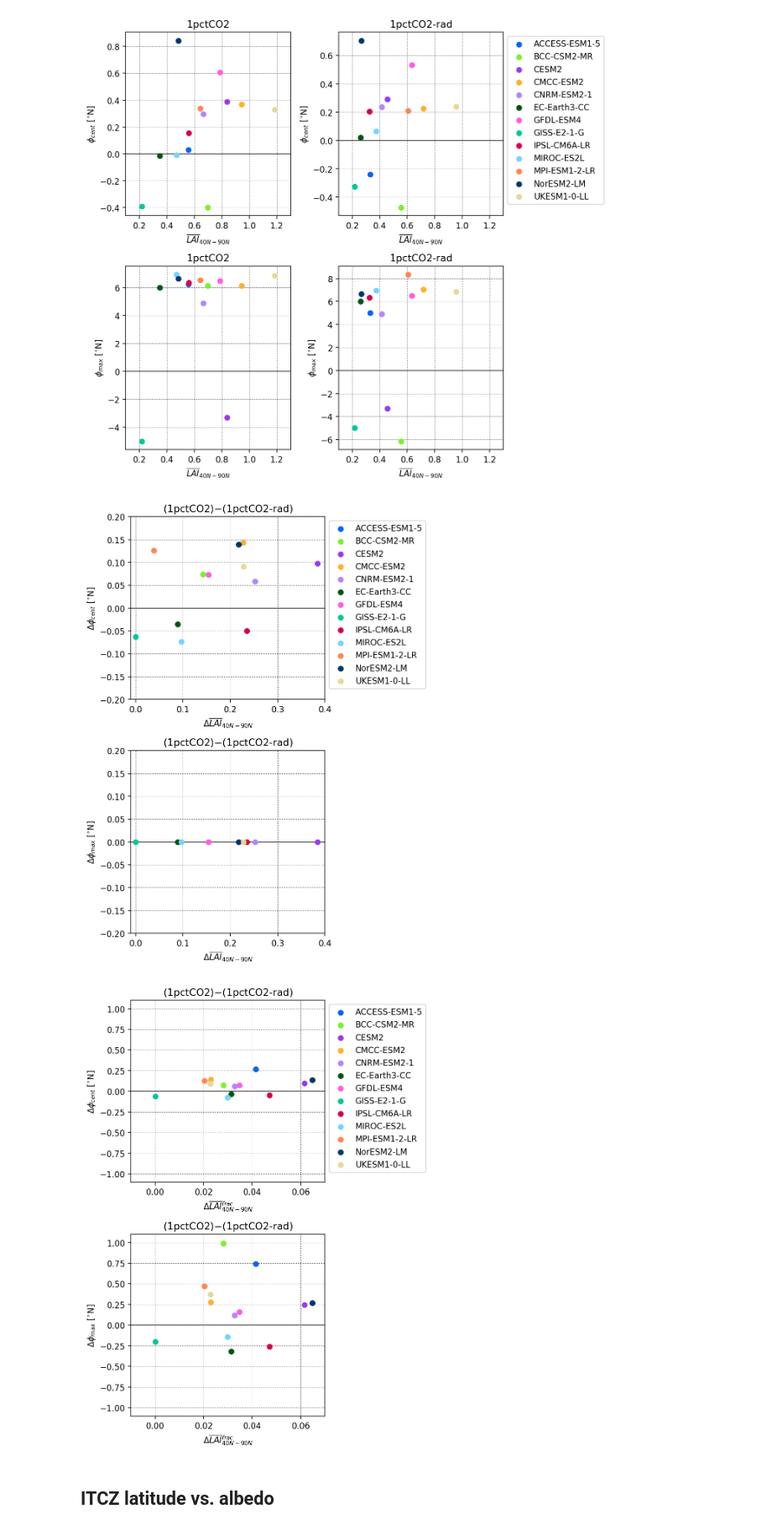
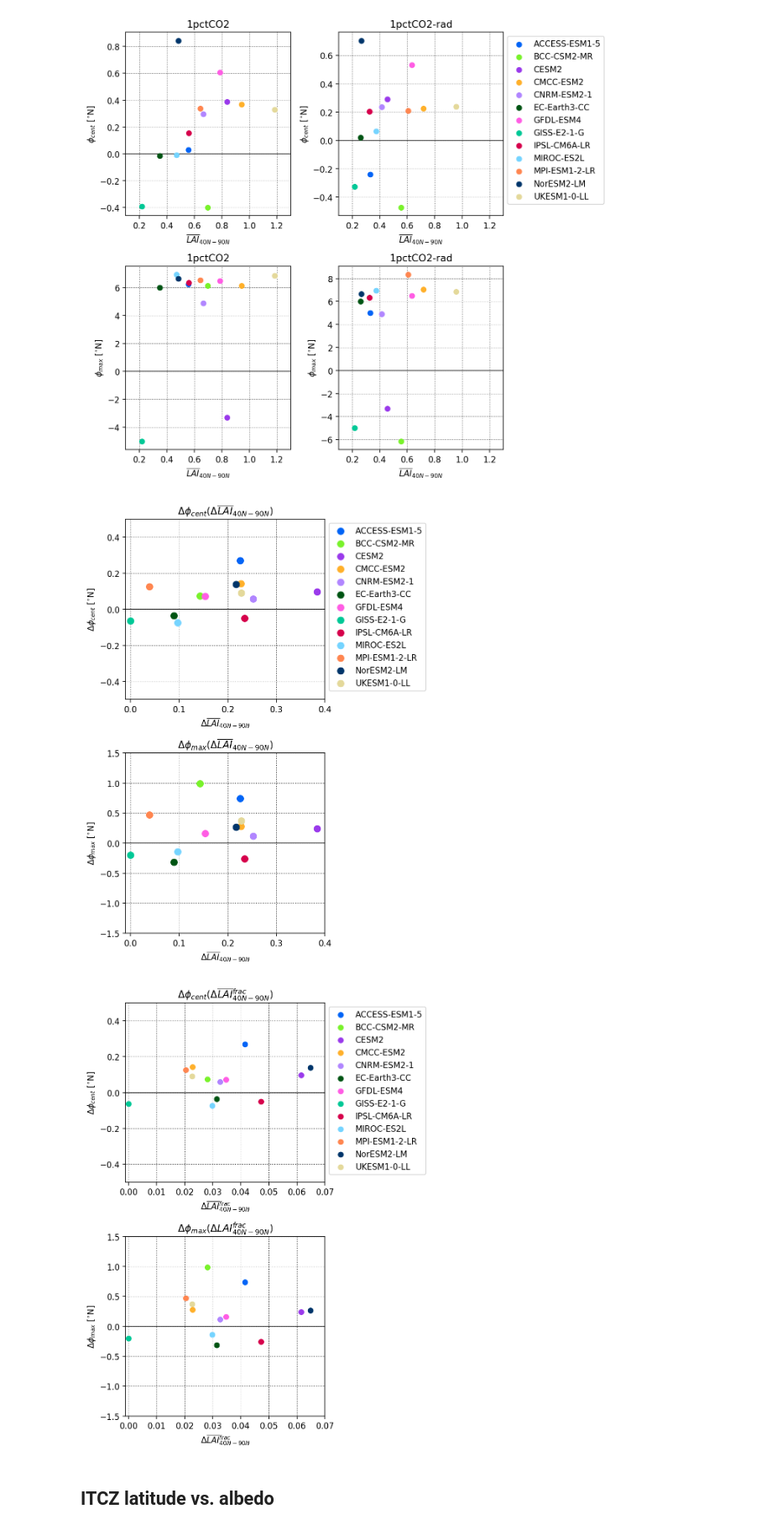
Before and after one commit to bbuchovecky/itcz_phys, a Jupyter notebook: notebooks/06_cmip-itcz-metrics.ipynb, the cells around one changed output. Shown at 84% size. Drawn from its saved outputs; the diff is of its cells as text; code cells hidden in the pictures.

```diff
--- a/notebooks/06_cmip-itcz-metrics.ipynb
+++ b/notebooks/06_cmip-itcz-metrics.ipynb
@@ -203,7 +203,8 @@ for m in models:
 
         lai[m][c] = xr.open_dataset(getcmippath('lai', m, c))['lai'].sel(time=tslice)
 
-        tas[m][c] = xr.open_dataset(getcmippath('tas', m, c))['lai'].sel(time=tslice)
+
+        tas[m][c] = xr.open_dataset(getcmippath('tas', m, c))['tas'].sel(time=tslice)
 
     difflai = lai[m]['1pctCO2'] - lai[m]['1pctCO2-rad']
     dfrlai[m] = xr.where(abs(difflai)>thresh, difflai/(lai[m]['1pctCO2']+lai[m]['1pctCO2-rad']), 0)
@@ -442,52 +443,62 @@ fig.tight_layout()
 fig,axes = plt.subplots(2,1,figsize=(6,8))
 ax = axes.ravel()
 
+ms = 60
+
 for m in models:
     ax[0].scatter(lai_nhigh[m]['1pctCO2']-lai_nhigh[m]['1pctCO2-rad'], pr_centroid[m]['1pctCO2']-pr_centroid[m]['1pctCO2-rad'],
-                  c=mcolors[m], label=m, zorder=3)
-    ax[1].scatter(lai_nhigh[m]['1pctCO2']-lai_nhigh[m]['1pctCO2-rad'], pr_simplemax[m]['1pctCO2']-pr_simplemax[m]['1pctCO2-rad'],
-                  c=mcolors[m], label=m, zorder=3)
+                  c=mcolors[m], s=ms, label=m, zorder=3)
+    ax[1].scatter(lai_nhigh[m]['1pctCO2']-lai_nhigh[m]['1pctCO2-rad'], pr_max[m]['1pctCO2']-pr_max[m]['1pctCO2-rad'],
+                  c=mcolors[m], s=ms, label=m, zorder=3)
 
 ax[0].set_ylabel('$\Delta\phi_{cent}$ [$^{\circ}$N]')
 ax[1].set_ylabel('$\Delta\phi_{max}$ [$^{\circ}$N]')
 
+ax[0].set_ylim(-0.5,0.5)
+ax[1].set_ylim(-1.5,1.5)
+
+ax[0].set_title('$\Delta\phi_{cent} (\Delta\overline{LAI}_{40N-90N})$')
+ax[1].set_title('$\Delta\phi_{max} (\Delta\overline{LAI}_{40N-90N})$')
+
 for a in ax:
-    a.set_title('(1pctCO2)$-$(1pctCO2-rad)')
     a.set_xlabel('$\Delta\overline{LAI}_{40N-90N}$')
     a.set_xlim(-0.01,0.4)
-    a.set_ylim(-0.2,0.2)
     a.hlines(0,-0.01,0.4,color='k',linewidth=0.75,zorder=0)
     a.grid(linewidth=0.5,ls=':',c='k',zorder=0)
 
 ax[0].legend(ncols=1, bbox_to_anchor=[1,1])
 fig.tight_layout()
 # %% [output]
-[figure, old version]
+[figure, new version]
 # %%
 fig,axes = plt.subplots(2,1,figsize=(6,8))
 ax = axes.ravel()
 
 for m in models:
     ax[0].scatter(dfrlai_nhigh[m], pr_centroid[m]['1pctCO2']-pr_centroid[m]['1pctCO2-rad'],
                   c=mcolors[m], label=m, zorder=3)
     ax[1].scatter(dfrlai_nhigh[m], pr_max[m]['1pctCO2']-pr_max[m]['1pctCO2-rad'],
                   c=mcolors[m], label=m, zorder=3)
 
 ax[0].set_ylabel('$\Delta\phi_{cent}$ [$^{\circ}$N]')
 ax[1].set_ylabel('$\Delta\phi_{max}$ [$^{\circ}$N]')
 
+ax[0].set_ylim(-0.5,0.5)
+ax[1].set_ylim(-1.5,1.5)
+
+ax[0].set_title('$\Delta\phi_{cent} (\Delta\overline{LAI}_{40N-90N}^{frac})$')
+ax[1].set_title('$\Delta\phi_{max} (\Delta\overline{LAI}_{40N-90N}^{frac})$')
+
 for a in ax:
-    a.set_title('(1pctCO2)$-$(1pctCO2-rad)')
     a.set_xlabel('$\Delta\overline{LAI}_{40N-90N}^{frac}$')
-    a.set_xlim(-0.01,0.07)
-    a.set_ylim(-1.1,1.1)
+    a.set_xlim(-0.001,0.07)
     a.hlines(0,-0.01,0.07,color='k',linewidth=0.75,zorder=0)
     a.grid(linewidth=0.5,ls=':',c='k',zorder=0)
 
 ax[0].legend(ncols=1, bbox_to_anchor=[1,1])
 fig.tight_layout()
 # %% [output]
-[figure, old version]
+[figure, new version]
 # %% [markdown]
 ## ITCZ latitude vs. albedo
 # %%
```
Also changed, not shown: parts of 2 cells of this notebook, 7 other files.
